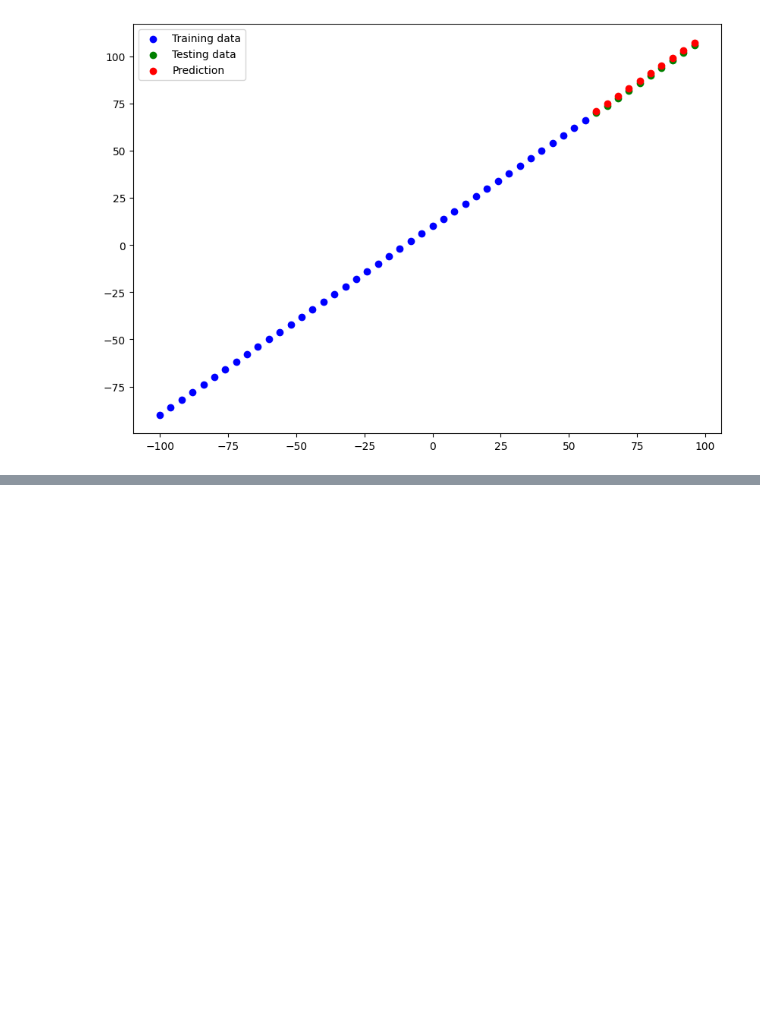
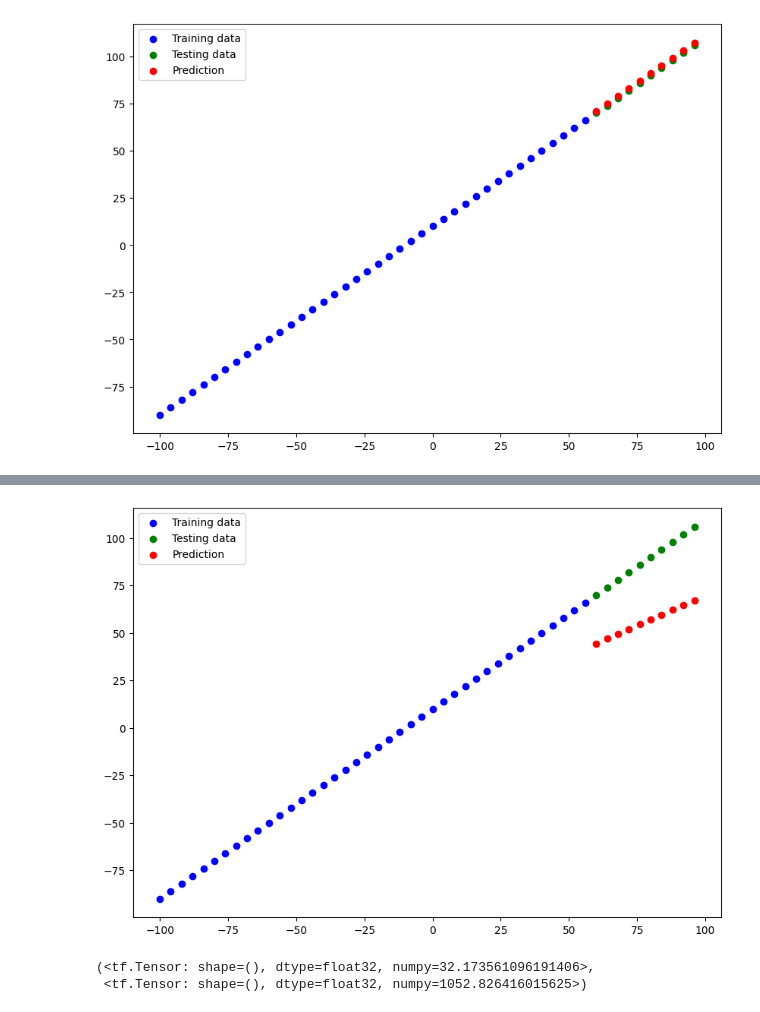
Before and after one commit to Pratik1joshi/DeepLearning, a Jupyter notebook: 01_neural_network_regression_with_tensorflow.ipynb, the cells around one changed output, grey strips where cells are left out. Saved outputs shown, nothing was run; the diff lists cells and outputs as text; code cells hidden in the pictures; blank space fills up the shorter version.

Commit message:
Comparing different models. Experiment, Experiment and Experiment

```diff
--- a/01_neural_network_regression_with_tensorflow.ipynb
+++ b/01_neural_network_regression_with_tensorflow.ipynb
@@ -350,0 +376,17 @@ plot_prediction(train_data=X_train, train_labels= y_train, test_data=X_test, tes
+# %%
+# Lets try with 500 epochs
+
+#Set seed
+tf.random.set_seed=42
+
+#1. Create a model
+model_1 = tf.keras.Sequential([tf.keras.layers.Dense(10),
+                               tf.keras.layers.Dense(1)])
+
+#2. Compile the model
+model_1.compile(loss=tf.keras.losses.mae,
+                optimizer=tf.keras.optimizers.SGD(),
+                metrics=["mae"])
+
+#3. Fit the model
+model_1.fit(tf.expand_dims(X_train, axis=-1), y_train, epochs=500)
@@ -350,0 +412,5 @@ plot_prediction(train_data=X_train, train_labels= y_train, test_data=X_test, tes
+# %%
+# Make and plot some predictions
+y_pred_1 = model_1.predict(X_test)
+plot_prediction(predictions=y_pred_1)
+# %% [output]
@@ -350,0 +418,8 @@ plot_prediction(train_data=X_train, train_labels= y_train, test_data=X_test, tes
+[figure, added]
+# %%
+mae1 = mae(y_test, y_pred_1)
+mse1 = mse(y_test, y_pred_1)
+mae1, mse1
+# %% [output]
+(<tf.Tensor: shape=(), dtype=float32, numpy=32.173561096191406>,
+ <tf.Tensor: shape=(), dtype=float32, numpy=1052.826416015625>)
```
Also changed, not shown: parts of 13 cells of this notebook.
